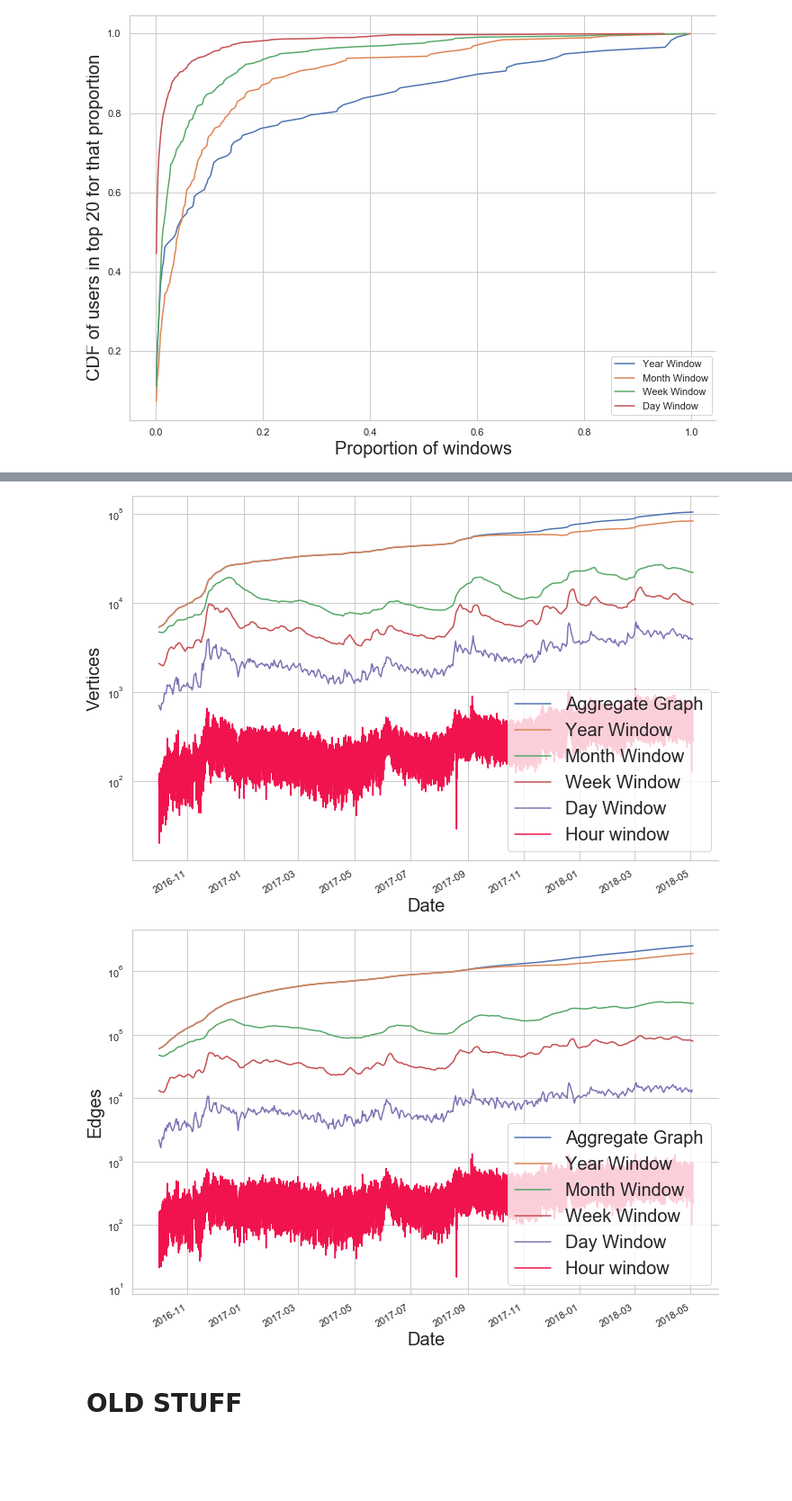
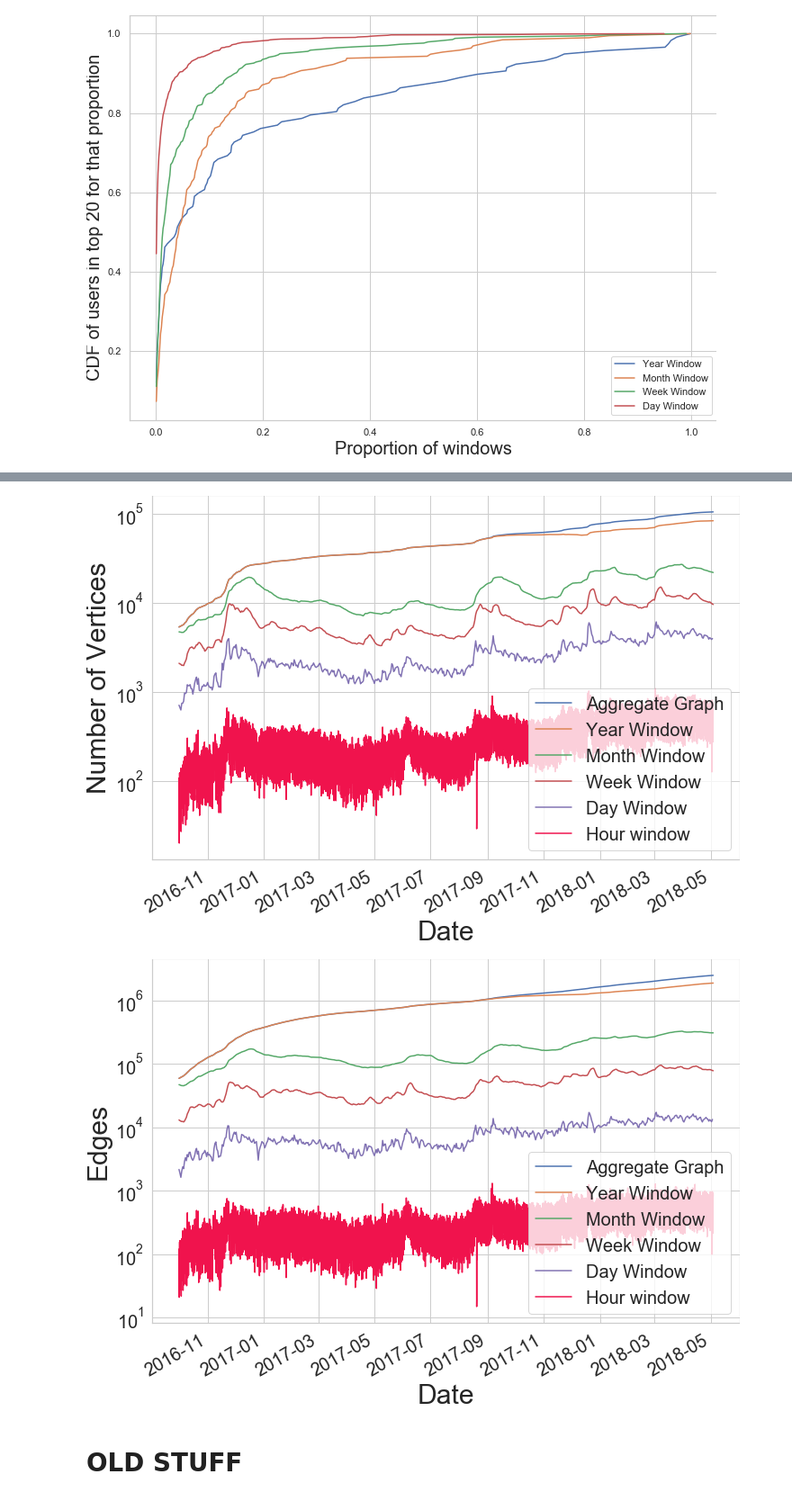
Before and after one commit to miratepuffin/Raphtory-Plots, a Jupyter notebook: Gab Plots.ipynb, the cells around one changed output, grey strips where cells are left out. Shown at 90% size. Saved outputs shown, nothing was run; the diff lists cells and outputs as text; code cells hidden in the pictures; blank space fills up the shorter version.

```diff
--- a/Gab Plots.ipynb
+++ b/Gab Plots.ipynb
@@ -26,16 +26,14 @@ sns.set_palette('deep')
 import warnings
 warnings.filterwarnings('ignore')
 # %%
-from mpl_toolkits.axes_grid1.inset_locator import inset_axes
-
 def fullPlot(toPlot,title,x,y,scale,start,end):
     windows = [31536000000,2592000000,604800000,86400000]
     labels = ['Year Window','Month Window','Week Window','Day Window']
     a4_dims = (11.7, 8.27)
     fig, ax = plt.subplots(figsize=a4_dims)
     #plt.title(title,fontsize=30)
-    plt.xlabel(x,fontsize=20)
-    plt.ylabel(y,fontsize=20)
+    plt.xlabel(x,fontsize=30)
+    plt.ylabel(y,fontsize=30)
     ax.set_yscale(scale)
 
     with open('CC/nowindow.json') as json_file:
@@ -76,8 +74,11 @@ def fullPlot(toPlot,title,x,y,scale,start,end):
         x['hour'] = x.apply(lambda row: int(row['time'].hour),axis=1)
         #x = x[x['hour'].isin([4,16])]
         x.plot(x='time', y=toPlot,ax=ax, color="#f0134d", label="Hour window")
-    ax.legend(fontsize=20,framealpha=0.9)
+    ax.legend(fontsize=20,framealpha=0.9,loc='lower right')
     plt.tight_layout()
+    plt.rc('xtick',labelsize=20)
+    plt.rc('ytick',labelsize=20)
+    plt.setp(ax.xaxis.get_majorticklabels(), rotation=30)
     plt.xlabel("Date")
     plt.savefig("Graphs/"+toPlot+".png")
     plt.show()
@@ -530,8 +584,8 @@ def fullPlot(toPlot,title,x,y,scale,start,end):
     a4_dims = (11.7, 8.27)
     fig, ax = plt.subplots(figsize=a4_dims)
     #plt.title(title,fontsize=30)
-    plt.xlabel(x,fontsize=20)
-    plt.ylabel(y,fontsize=20)
+    plt.xlabel(x,fontsize=30)
+    plt.ylabel(y,fontsize=30)
     ax.set_yscale(scale)
 
     with open('degree/degrees.json') as json_file:
@@ -560,37 +614,39 @@ def fullPlot(toPlot,title,x,y,scale,start,end):
 
     with open('degree/degreehours.json') as json_file:
         x = json.load(json_file)
         x= pd.DataFrame(x['views'])
         x['index'] = pd.to_datetime(x['time'],unit='ms')
         x['time'] = pd.to_datetime(x['time'],unit='ms')
         x.set_index('index', inplace=True)
         x =x[start:end]
         x['hour'] = x.apply(lambda row: int(row['time'].hour),axis=1)
         x = x[x[toPlot] != 0]
         x.plot(x='time', y=toPlot,ax=ax, color="#f0134d", label="Hour window")
 
     #plt.axvline('2016-11-09',linestyle='')
     #plt.axvline('2017-08-11')
     #plt.axvline('2017-08-13')
     plt.legend(fontsize=20, loc='lower right')
-    plt.xlabel('Date',fontsize=20)
+    plt.xlabel('Date',fontsize=30)
+    plt.rc('xtick',labelsize=20)
+    plt.rc('ytick',labelsize=20)
     plt.savefig('graphs/'+toPlot+'.png')
     plt.show()
 
 #x['mean'] = x[toPlot].rolling(window=24,center=False).mean()
 #[0,4,8,12,16,20,24]
 #'2016-07-01': '2018-05-03'
-fullPlot('vertices','Total Number of Vertices','Date','Vertices','log','2016-09-30 23:00:00','2018-10-30')
+fullPlot('vertices','Total Number of Vertices','Date','Number of Vertices','log','2016-09-30 23:00:00','2018-10-30')
 fullPlot('edges', 'Total Number of Edges', 'Date', 'Edges', 'log','2016-09-30 23:00:00','2018-10-30')
 
 #fullPlot('biggest','Biggest Connected Component size','Date','Largest connected Component','log','2016-09-30 23:00:00','2018-10-30')
 
 #fullPlot('totalWithoutIslands','Total Connected Components','Date','Total Connected Components','linear')
 
 #fullPlot('clustersGT2','Total Connected Components with a size > 2','Date','Total Connected Components with size > 2','linear')
 # %% [output]
-[figure, old version]
+[figure, new version]
-[figure, old version]
+[figure, new version]
 # %% [markdown]
 # OLD STUFF
 # %%
```
Also changed, not shown: parts of 5 cells of this notebook, 8 other files.
